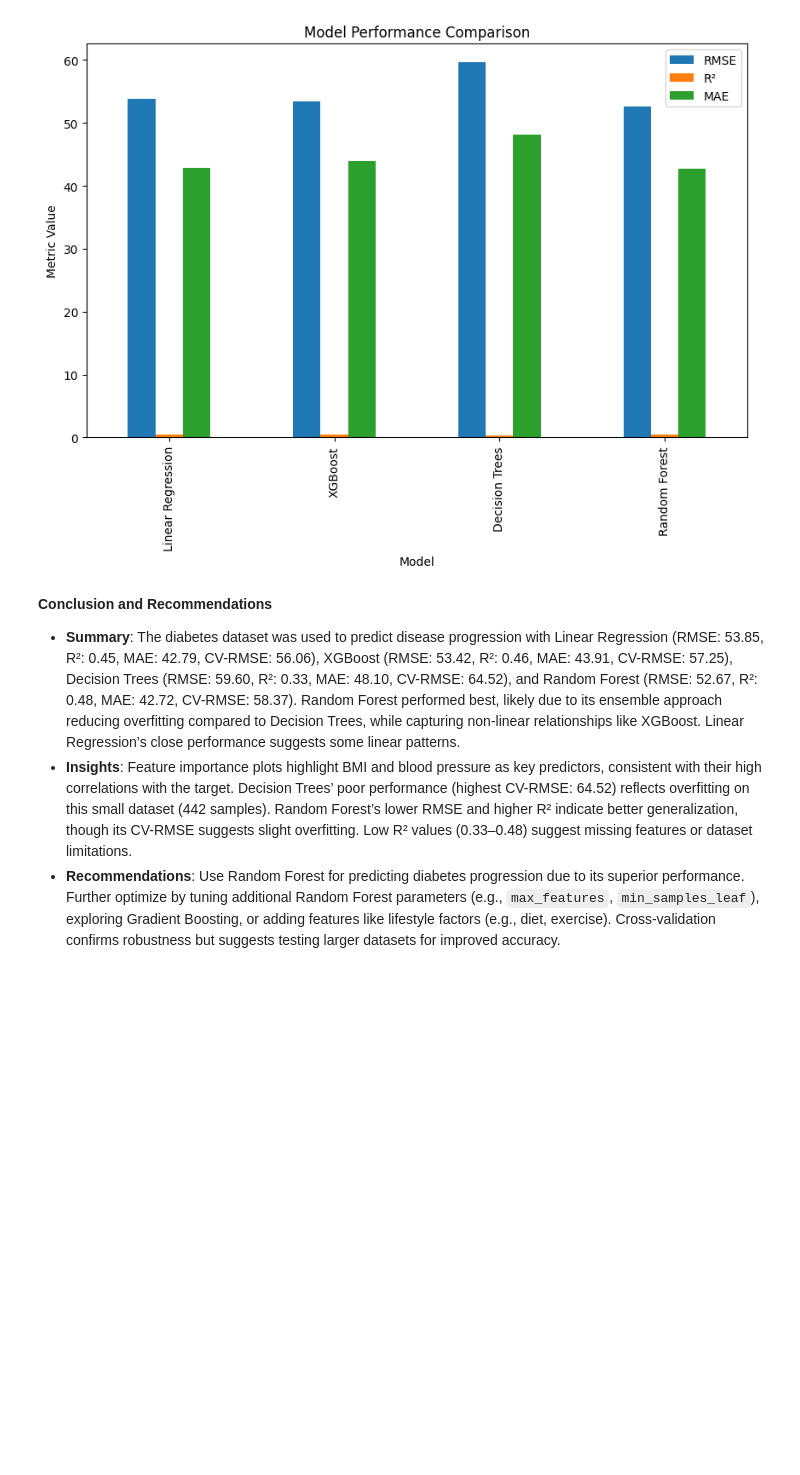
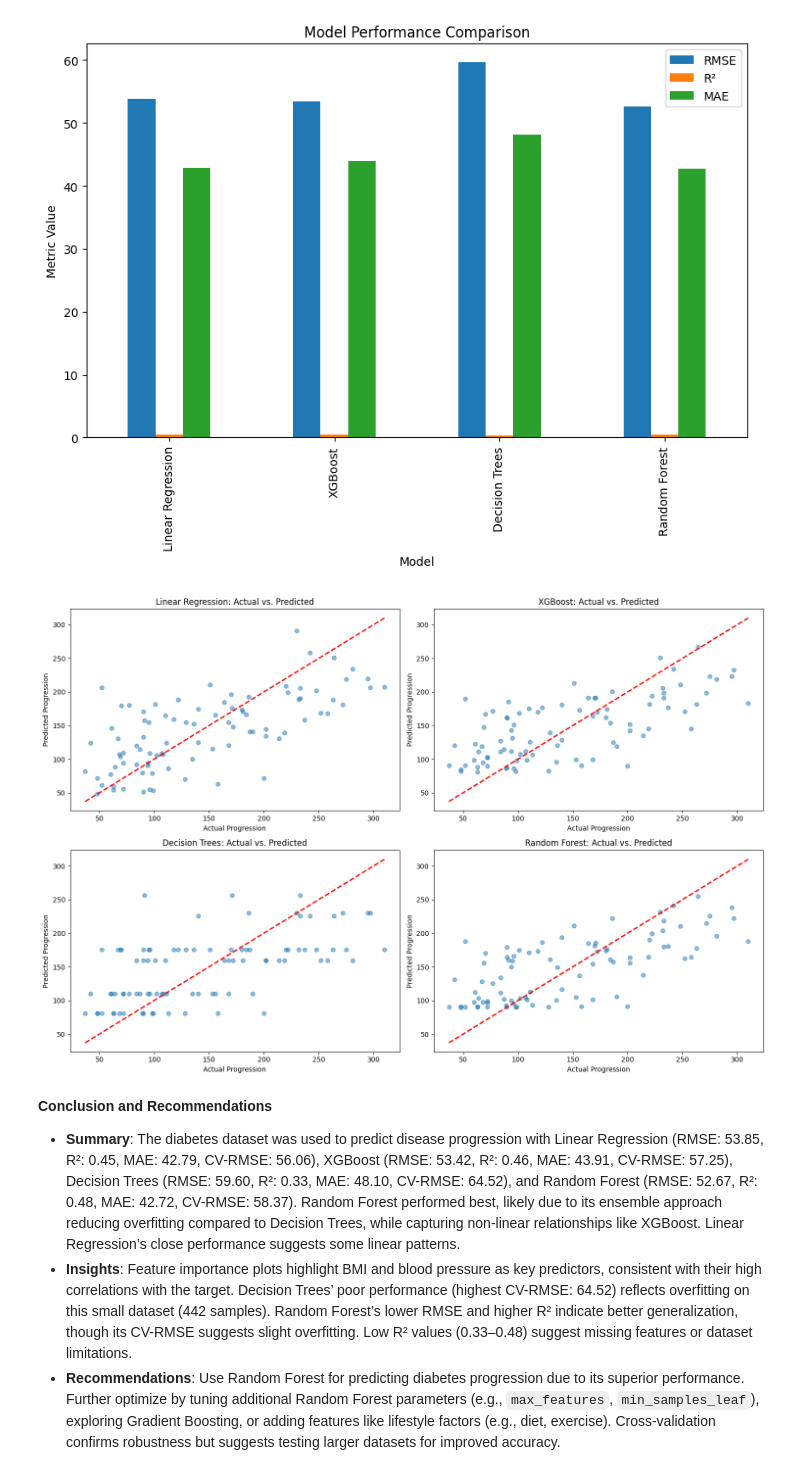
Before and after one commit to miguel-escribano/AI_Solutions_Architecture, a Jupyter notebook: 4_Regression_Diabetes.V.3:final.ipynb, the cells around one changed output. Drawn from its saved outputs; the diff is of its cells as text; code cells hidden in the pictures; blank space fills up the shorter version.

```diff
--- a/4_Regression_Diabetes.V.3:final.ipynb
+++ b/4_Regression_Diabetes.V.3:final.ipynb
@@ -289,6 +283,46 @@ plt.show()
 # %% [output]
 <Figure size 1000x600 with 0 Axes>
 [figure]
+# %%
+# Plotting Predicted vs. Actual Values for each model
+plt.figure(figsize=(15, 10))
+
+# Linear Regression
+plt.subplot(2, 2, 1)
+plt.scatter(y_test, lr_pred, alpha=0.5)
+plt.plot([y_test.min(), y_test.max()], [y_test.min(), y_test.max()], 'r--', lw=2)
+plt.xlabel("Actual Progression")
+plt.ylabel("Predicted Progression")
+plt.title("Linear Regression: Actual vs. Predicted")
+
+# XGBoost
+plt.subplot(2, 2, 2)
+plt.scatter(y_test, xgb_pred, alpha=0.5)
+plt.plot([y_test.min(), y_test.max()], [y_test.min(), y_test.max()], 'r--', lw=2)
+plt.xlabel("Actual Progression")
+plt.ylabel("Predicted Progression")
+plt.title("XGBoost: Actual vs. Predicted")
+
+# Decision Trees
+plt.subplot(2, 2, 3)
+plt.scatter(y_test, dt_pred, alpha=0.5)
+plt.plot([y_test.min(), y_test.max()], [y_test.min(), y_test.max()], 'r--', lw=2)
+plt.xlabel("Actual Progression")
+plt.ylabel("Predicted Progression")
+plt.title("Decision Trees: Actual vs. Predicted")
+
+# Random Forest
+plt.subplot(2, 2, 4)
+plt.scatter(y_test, rf_pred, alpha=0.5)
+plt.plot([y_test.min(), y_test.max()], [y_test.min(), y_test.max()], 'r--', lw=2)
+plt.xlabel("Actual Progression")
+plt.ylabel("Predicted Progression")
+plt.title("Random Forest: Actual vs. Predicted")
+
+plt.tight_layout()
+plt.show()
+# %% [output]
+[figure, added]
 # %% [markdown]
 **Conclusion and Recommendations**
 
```
Also changed, not shown: parts of 1 cell of this notebook.
